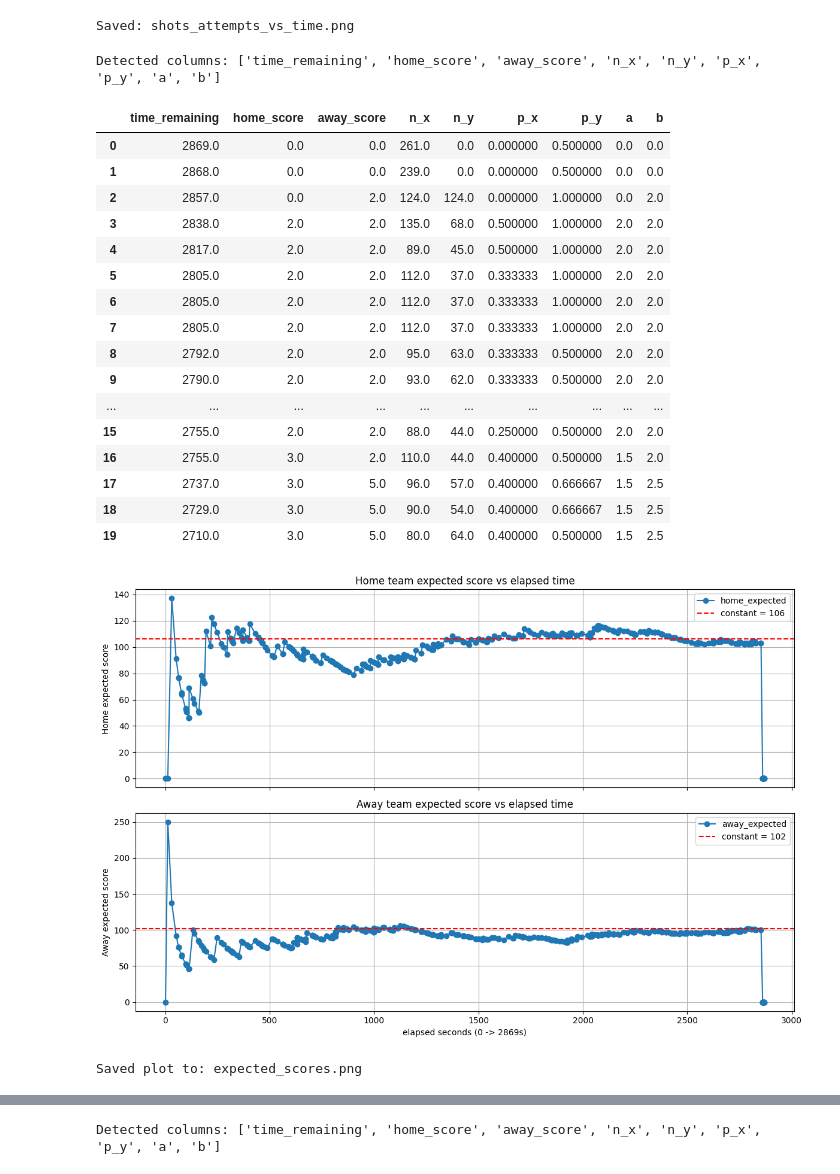
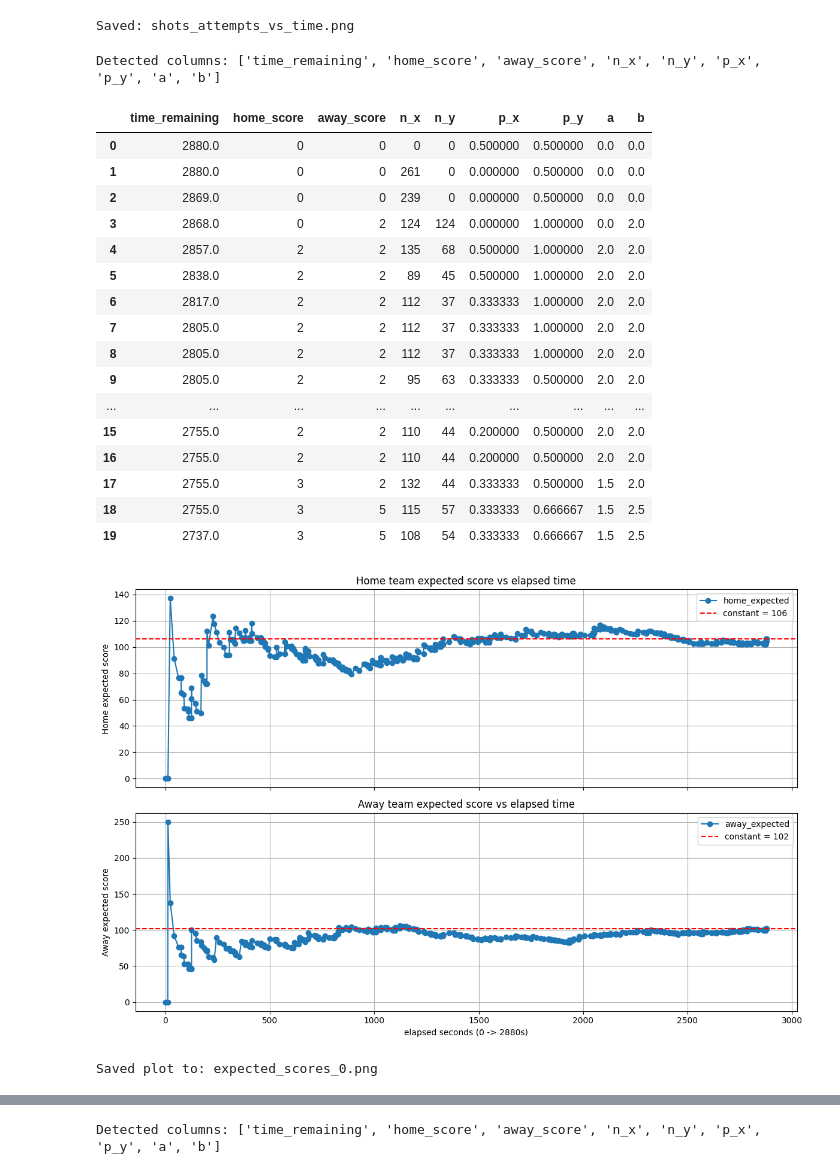
Before and after one commit to shivamchaubey100/QuantChallenge, a Jupyter notebook: trading/shotsAttemptanalysis.ipynb, the cells around one changed output, grey strips where cells are left out. Drawn from its saved outputs; the diff is of its cells as text; code cells hidden in the pictures.

```diff
--- a/trading/shotsAttemptanalysis.ipynb
+++ b/trading/shotsAttemptanalysis.ipynb
@@ -91,8 +91,8 @@ from pathlib import Path
 import pandas as pd
 import matplotlib.pyplot as plt
 
-INPUT_PATH = "output_px_py.txt"   # <- change to your txt filename
-OUTPUT_PNG  = "expected_scores.png"
+INPUT_PATH = "output_game_original.txt"   # <- change to your txt filename
+OUTPUT_PNG  = "expected_scores_0.png"
 
 def parse_key_value_token(tok):
     """Parse a token like 'home_score:0' or 'n_x=261' -> (key, value_str)"""
@@ -194,48 +194,50 @@ fig, axes = plt.subplots(2, 1, figsize=(12, 8), sharex=True)
 # Home team plot
 axes[0].plot(df["time_elapsed"], df["home_expected"], marker="o", linestyle="-", label="home_expected")
 axes[0].axhline(106, color="red", linestyle="--", label="constant = 106")
 axes[0].set_ylabel("Home expected score")
 axes[0].set_title("Home team expected score vs elapsed time")
 axes[0].grid(True)
 axes[0].legend()
 
 # Away team plot
 axes[1].plot(df["time_elapsed"], df["away_expected"], marker="o", linestyle="-", label="away_expected")
 axes[1].axhline(102, color="red", linestyle="--", label="constant = 102")
 axes[1].set_xlabel(f"elapsed seconds (0 -> {int(max_time)}s)")
 axes[1].set_ylabel("Away expected score")
 axes[1].set_title("Away team expected score vs elapsed time")
 axes[1].grid(True)
 axes[1].legend()
 
 # Save and show
 plt.tight_layout()
 plt.savefig(OUTPUT_PNG, dpi=150)
 plt.show()
 
 print("Saved plot to:", OUTPUT_PNG)
 
 # optional: show last 20 rows of computed expected values
 display(df[["time_remaining","time_elapsed","home_score","n_x","p_x","home_expected","away_score","n_y","p_y","away_expected"]].head(20))
+
+df.to_csv("data_convergence.csv", index=False)
 # %% [output]
 Detected columns: ['time_remaining', 'home_score', 'away_score', 'n_x', 'n_y', 'p_x', 'p_y', 'a', 'b']
 |  | time_remaining | home_score | away_score | n_x | n_y | p_x | p_y | a | b |
-| 0 | 2869.0 | 0.0 | 0.0 | 261.0 | 0.0 | 0.000000 | 0.500000 | 0.0 | 0.0 |
-| 1 | 2868.0 | 0.0 | 0.0 | 239.0 | 0.0 | 0.000000 | 0.500000 | 0.0 | 0.0 |
-| 2 | 2857.0 | 0.0 | 2.0 | 124.0 | 124.0 | 0.000000 | 1.000000 | 0.0 | 2.0 |
-| 3 | 2838.0 | 2.0 | 2.0 | 135.0 | 68.0 | 0.500000 | 1.000000 | 2.0 | 2.0 |
-| 4 | 2817.0 | 2.0 | 2.0 | 89.0 | 45.0 | 0.500000 | 1.000000 | 2.0 | 2.0 |
-| 5 | 2805.0 | 2.0 | 2.0 | 112.0 | 37.0 | 0.333333 | 1.000000 | 2.0 | 2.0 |
-| 6 | 2805.0 | 2.0 | 2.0 | 112.0 | 37.0 | 0.333333 | 1.000000 | 2.0 | 2.0 |
-| 7 | 2805.0 | 2.0 | 2.0 | 112.0 | 37.0 | 0.333333 | 1.000000 | 2.0 | 2.0 |
-| 8 | 2792.0 | 2.0 | 2.0 | 95.0 | 63.0 | 0.333333 | 0.500000 | 2.0 | 2.0 |
-| 9 | 2790.0 | 2.0 | 2.0 | 93.0 | 62.0 | 0.333333 | 0.500000 | 2.0 | 2.0 |
+| 0 | 2880.0 | 0 | 0 | 0 | 0 | 0.500000 | 0.500000 | 0.0 | 0.0 |
+| 1 | 2880.0 | 0 | 0 | 261 | 0 | 0.000000 | 0.500000 | 0.0 | 0.0 |
+| 2 | 2869.0 | 0 | 0 | 239 | 0 | 0.000000 | 0.500000 | 0.0 | 0.0 |
+| 3 | 2868.0 | 0 | 2 | 124 | 124 | 0.000000 | 1.000000 | 0.0 | 2.0 |
+| 4 | 2857.0 | 2 | 2 | 135 | 68 | 0.500000 | 1.000000 | 2.0 | 2.0 |
+| 5 | 2838.0 | 2 | 2 | 89 | 45 | 0.500000 | 1.000000 | 2.0 | 2.0 |
+| 6 | 2817.0 | 2 | 2 | 112 | 37 | 0.333333 | 1.000000 | 2.0 | 2.0 |
+| 7 | 2805.0 | 2 | 2 | 112 | 37 | 0.333333 | 1.000000 | 2.0 | 2.0 |
+| 8 | 2805.0 | 2 | 2 | 112 | 37 | 0.333333 | 1.000000 | 2.0 | 2.0 |
+| 9 | 2805.0 | 2 | 2 | 95 | 63 | 0.333333 | 0.500000 | 2.0 | 2.0 |
 | ... | ... | ... | ... | ... | ... | ... | ... | ... | ... |
-| 15 | 2755.0 | 2.0 | 2.0 | 88.0 | 44.0 | 0.250000 | 0.500000 | 2.0 | 2.0 |
-| 16 | 2755.0 | 3.0 | 2.0 | 110.0 | 44.0 | 0.400000 | 0.500000 | 1.5 | 2.0 |
-| 17 | 2737.0 | 3.0 | 5.0 | 96.0 | 57.0 | 0.400000 | 0.666667 | 1.5 | 2.5 |
-| 18 | 2729.0 | 3.0 | 5.0 | 90.0 | 54.0 | 0.400000 | 0.666667 | 1.5 | 2.5 |
-| 19 | 2710.0 | 3.0 | 5.0 | 80.0 | 64.0 | 0.400000 | 0.500000 | 1.5 | 2.5 |
+| 15 | 2755.0 | 2 | 2 | 110 | 44 | 0.200000 | 0.500000 | 2.0 | 2.0 |
+| 16 | 2755.0 | 2 | 2 | 110 | 44 | 0.200000 | 0.500000 | 2.0 | 2.0 |
+| 17 | 2755.0 | 3 | 2 | 132 | 44 | 0.333333 | 0.500000 | 1.5 | 2.0 |
+| 18 | 2755.0 | 3 | 5 | 115 | 57 | 0.333333 | 0.666667 | 1.5 | 2.5 |
+| 19 | 2737.0 | 3 | 5 | 108 | 54 | 0.333333 | 0.666667 | 1.5 | 2.5 |
-[figure, old version]
+[figure, new version]
-Saved plot to: expected_scores.png
+Saved plot to: expected_scores_0.png
 |  | time_remaining | time_elapsed | home_score | n_x | p_x | home_expected | away_score | n_y | ... |
```
Also changed, not shown: parts of 6 cells of this notebook, 42 other files.
